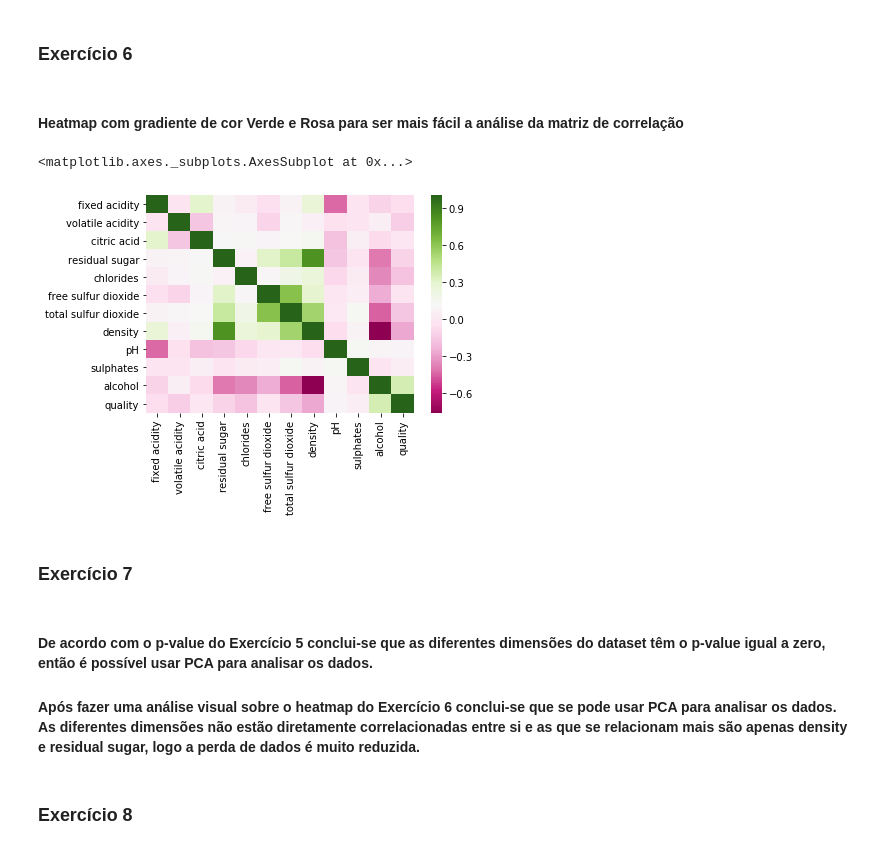
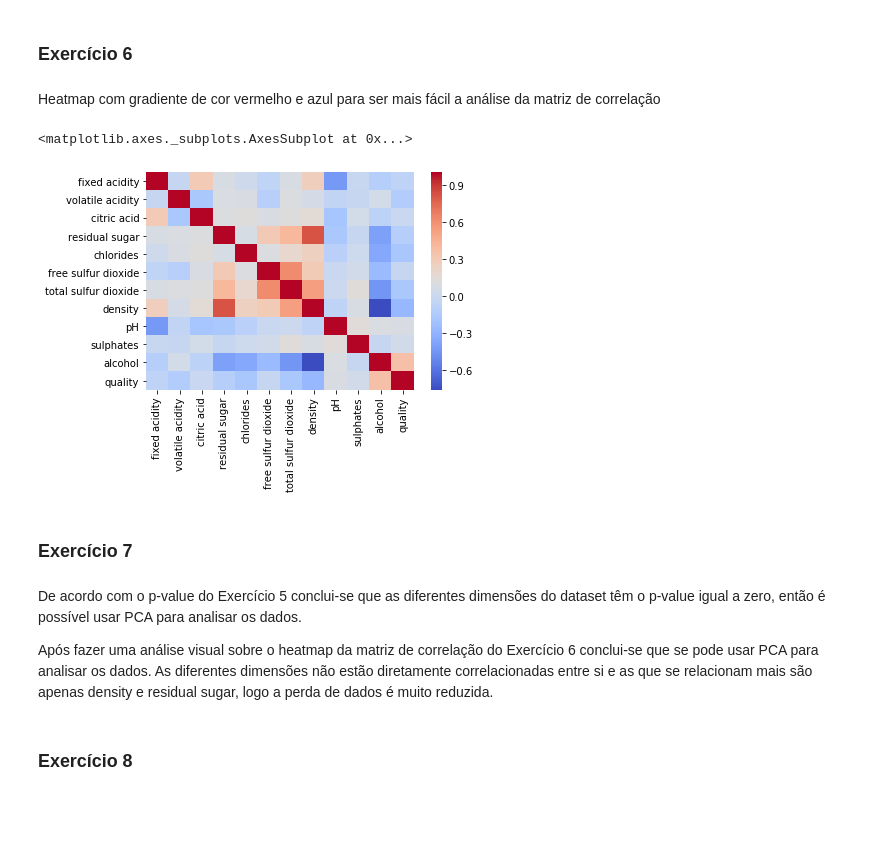
Before and after one commit to F-Madruga/DataScienceProject-ULHT, a Jupyter notebook: ProjetoFinal.ipynb, the cells around one changed output. Drawn from its saved outputs; the diff is of its cells as text; code cells hidden in the pictures; blank space fills up the shorter version.

```diff
--- a/ProjetoFinal.ipynb
+++ b/ProjetoFinal.ipynb
@@ -95,17 +95,18 @@ pd.DataFrame(dict([(col, list(stats.jarque_bera(df[col]))) for col in df.columns
 # %% [markdown]
 ### Exercício 6
 # %% [markdown]
-#### Heatmap com gradiente de cor Verde e Rosa para ser mais fácil a análise da matriz de correlação
+Heatmap com gradiente de cor vermelho e azul para ser mais fácil a análise da matriz de correlação
 # %%
-sns.heatmap(df.corr(), cmap="PiYG")
+sns.heatmap(df.corr(), cmap="coolwarm")
 # %% [output]
 <matplotlib.axes._subplots.AxesSubplot at 0x...>
-[figure, old version]
+[figure, new version]
 # %% [markdown]
 ### Exercício 7
 # %% [markdown]
-#### De acordo com o p-value do Exercício 5 conclui-se que as diferentes dimensões do dataset têm o p-value igual a zero, então é possível usar PCA para analisar os dados.
-#### Após fazer uma análise visual sobre o heatmap do Exercício 6 conclui-se que se pode usar PCA para analisar os dados. As diferentes dimensões não estão diretamente correlacionadas entre si e as que se relacionam mais são apenas density e residual sugar, logo a perda de dados é muito reduzida.
+De acordo com o p-value do Exercício 5 conclui-se que as diferentes dimensões do dataset têm o p-value igual a zero, então é possível usar PCA para analisar os dados.
+
+Após fazer uma análise visual sobre o heatmap da matriz de correlação do Exercício 6 conclui-se que se pode usar PCA para analisar os dados. As diferentes dimensões não estão diretamente correlacionadas entre si e as que se relacionam mais são apenas density e residual sugar, logo a perda de dados é muito reduzida.
 # %% [markdown]
 ### Exercício 8
 # %% [markdown]
```
Also changed, not shown: parts of 10 cells of this notebook.
